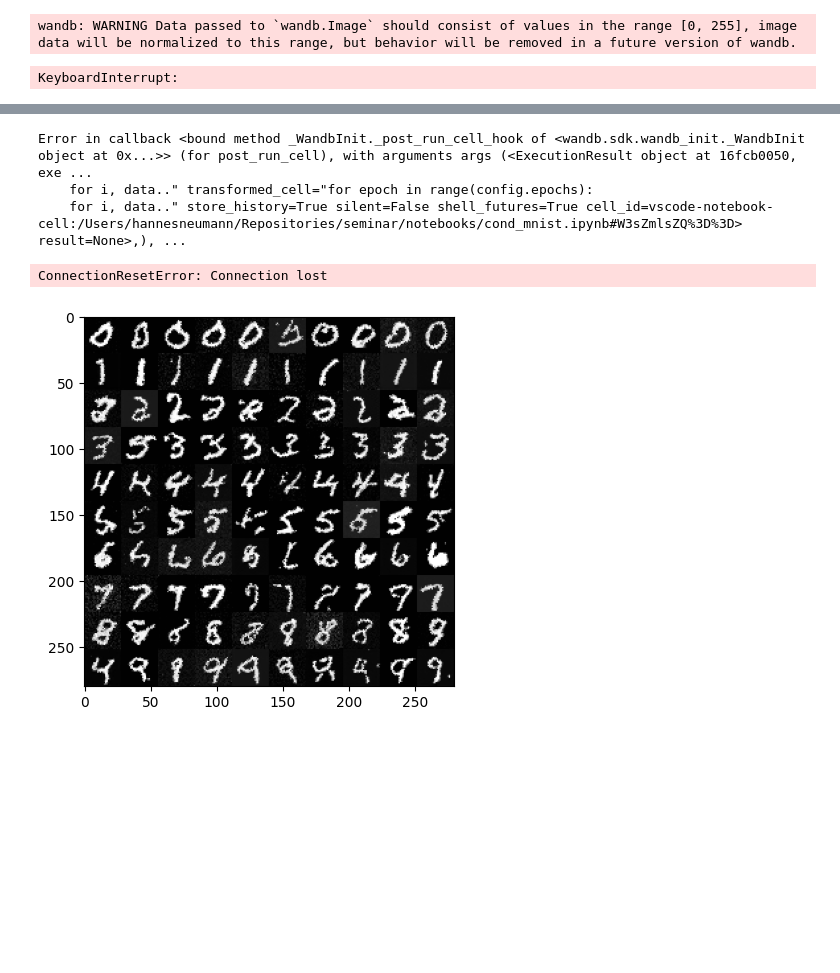
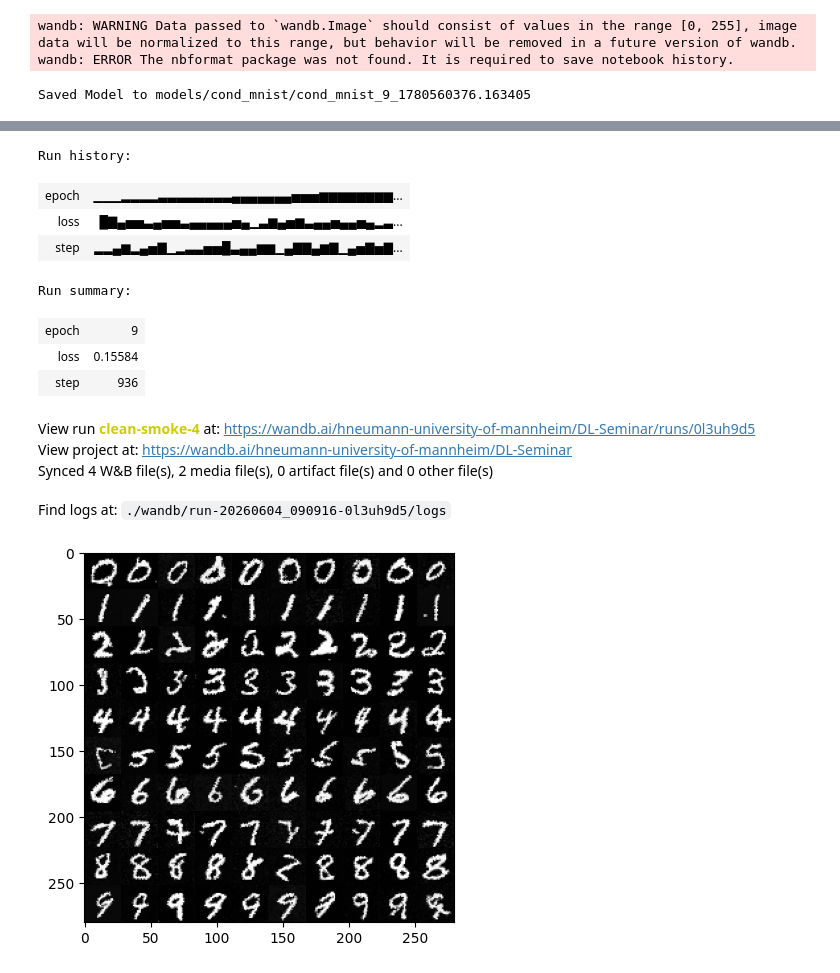
Before and after one commit to hannes-neumann/conditional-flow-matching-seminar, a Jupyter notebook: notebooks/cond_mnist.ipynb, the cells around one changed output, grey strips where cells are left out. Cells and saved outputs as stored; diff of their text form; code cells hidden in the pictures; blank space fills up the shorter version.

```diff
--- a/notebooks/cond_mnist.ipynb
+++ b/notebooks/cond_mnist.ipynb
@@ -42,16 +39,15 @@ class Config:
     lr: float = 1e-4
     solver: str = "dopri5"
     sample_freq: int = 5
-
+    dim: tuple = (1,28,28)
 cfg = Config()
 # %%
-import os
-wandb.login(key=os.environ["WANDB_API_KEY"])
-wandb.init(project="DL-Seminar", config=cfg.__dict__)
+# import os
+# wandb.login(key=os.environ["WANDB_API_KEY"])
 
-# Modell speichern
-savedir = "/kaggle/working/models/cond_mnist"
-train_dir = "/kaggle/working/data"
+# # Modell speichern
+# savedir = "/kaggle/working/models/cond_mnist"
+# train_dir = "/kaggle/working/data"
 # %%
 device = torch.device(
     "cuda" if torch.cuda.is_available()
@@ -74,7 +70,11 @@ class CFMUNet(UNetModel):
     def __init__(self, cond_dim, **kwargs):
         super().__init__(**kwargs)
         time_embed_dim = kwargs["num_channels"] * 4
-        self.label_emb = nn.Linear(cond_dim, time_embed_dim)
+        self.label_emb = nn.Sequential(
+            nn.Linear(cond_dim, 64),
+            nn.SiLU(),
+            nn.Linear(64, time_embed_dim)
+        )
 
 
     def forward(self, t, x, y=None):
@@ -106,7 +106,7 @@ class CFMUNet(UNetModel):
 wandb.init(project="DL-Seminar",config=cfg.__dict__)
 
 model = CFMUNet(
-    dim=(1, 28, 28), num_channels=cfg.num_channels, num_classes=10, num_res_blocks=cfg.num_res_blocks, class_cond=True, cond_dim=2
+    dim=cfg.dim, num_channels=cfg.num_channels, num_classes=10, num_res_blocks=cfg.num_res_blocks, class_cond=True, cond_dim=cfg.cond_dim
 ).to(device)
 FM = ConditionalFlowMatcher(sigma=cfg.sigma)
 node = NeuralODE(model, solver=cfg.solver, sensitivity="adjoint", rtol=1e-4, atol=1e-4)
@@ -141,7 +141,7 @@ for epoch in range(cfg.epochs):
         optimizer.step()
         wandb.log({"loss": loss.item(), "epoch":epoch, "step": i})
 
-    if epoch +1 % cfg.sample_freq == 0:  # alle 5 Epochen
+    if (epoch +1) % cfg.sample_freq == 0:  # alle 5 Epochen
         model.eval()
         with torch.no_grad():
             traj = torchdiffeq.odeint(
@@ -161,4 +161,5 @@ print(f"Saved Model to {path}")
 wandb.finish()
 # %% [output]
 wandb: WARNING Data passed to `wandb.Image` should consist of values in the range [0, 255], image data will be normalized to this range, but behavior will be removed in a future version of wandb.
+wandb: ERROR The nbformat package was not found. It is required to save notebook history.
-KeyboardInterrupt:
+Saved Model to models/cond_mnist/cond_mnist_9_1780560376.163405
@@ -165,10 +167,19 @@ KeyboardInterrupt:
-Error in callback <bound method _WandbInit._post_run_cell_hook of <wandb.sdk.wandb_init._WandbInit object at 0x...>> (for post_run_cell), with arguments args (<ExecutionResult object at 16fcb0050, exe ...
-    for i, data.." transformed_cell="for epoch in range(config.epochs):
-    for i, data.." store_history=True silent=False shell_futures=True cell_id=vscode-notebook-cell:/Users/hannesneumann/Repositories/seminar/notebooks/cond_mnist.ipynb#W3sZmlsZQ%3D%3D> result=None>,), ...
+Run history:
+| epoch | ▁▁▁▂▂▂▂▃▃▃▃▃▃▃▃▄▄▄▄▄▄▄▅▅▅▆▆▆▆▆▆▆▆... |
+| loss | █▇▄▅▅▃▄▅▅▃▄▄▄▄▄▅▄▁▃▆▄▅▆▃▄▄▅▄▄▅▄▂▃... |
+| step | ▂▂▄▆▂▄▅▇▁▂▃▃▅▅█▃▄▄▆▆▁▄▇▇▄▆▇▁▄▅▇▅▇... |
-ConnectionResetError: Connection lost
+Run summary:
+| epoch | 9 |
+| loss | 0.15584 |
+| step | 936 |
+View run clean-smoke-4 at: https://wandb.ai/hneumann-university-of-mannheim/DL-Seminar/runs/0l3uh9d5
+View project at: https://wandb.ai/hneumann-university-of-mannheim/DL-Seminar
+Synced 4 W&B file(s), 2 media file(s), 0 artifact file(s) and 0 other file(s)
+Find logs at: ./wandb/run-20260604_090916-0l3uh9d5/logs
 # %%
 USE_TORCH_DIFFEQ = True
-# model = torch.load("models/cond_mnist/cfm_mnist_4", weights_only=False).to(device)
+
+# model = torch.load("models/cond_mnist/cond_mnist_9_1780523305.9501061", weights_only=False).to(device)
 # generated_class_list = torch.arange(10, device=device).repeat_interleave(10)
 # generated_class_list = torch.asarray().to(device)
 # generated_class_list = torch.zeros(100, dtype=torch.long ,device=device)  # nur Nullen
@@ -197,4 +208,4 @@ img = ToPILImage()(grid)
 plt.imshow(img)
 plt.show()
 # %% [output]
-[figure, old version]
+[figure, new version]
```
Also changed, not shown: parts of 3 cells of this notebook, 3 other files.
